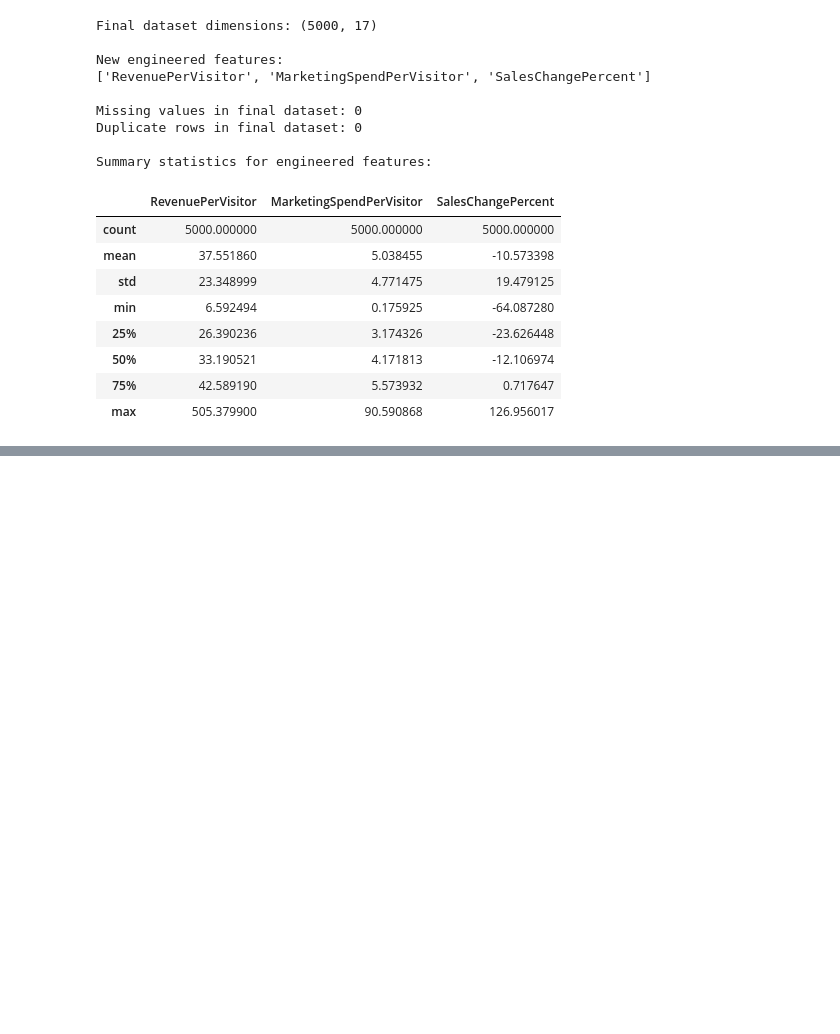
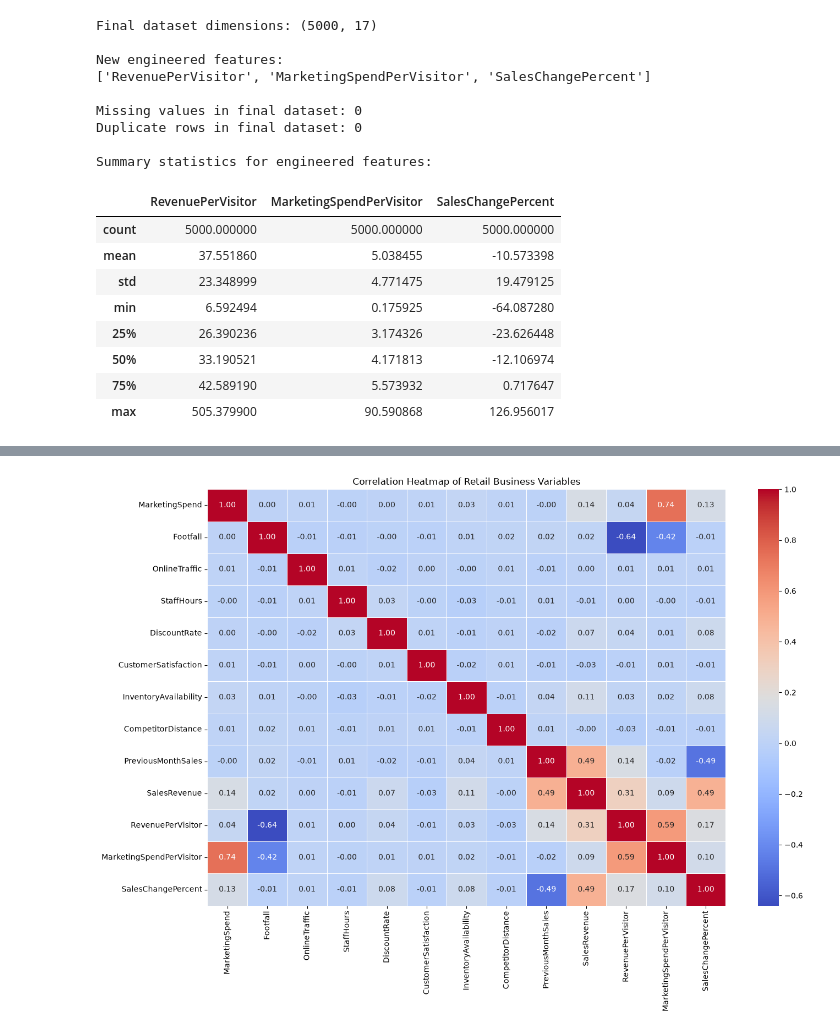
Before and after one commit to JackVC1/CA1-Data-Analytics-for-Business, a Jupyter notebook: notebooks/01_retail_performance.ipynb, the cells around one changed output, grey strips where cells are left out. Drawn from its saved outputs; the diff is of its cells as text; code cells hidden in the pictures; blank space fills up the shorter version.

Commit message:
Task 1 - Section 2 Exploratory Data Analysis & 3 Pivot Tables & Correlation analyses completed

```diff
--- a/notebooks/01_retail_performance.ipynb
+++ b/notebooks/01_retail_performance.ipynb
@@ -436,0 +679,12 @@ Summary statistics for engineered features:
+# %%
+
+# TASK 1: Pivot Tables & Correlation Analysis
+# Requirement: Calculate the correlation matrix for numerical business variables
+
+correlation_data = retail_clean.select_dtypes(include=np.number).drop(
+    columns=["StoreID"]
+)
+
+correlation_matrix = correlation_data.corr()
+
+correlation_matrix.round(2)
@@ -436,0 +706,20 @@ Summary statistics for engineered features:
+# %%
+
+# TASK 1: Pivot Tables & Correlation Analysis
+# Requirement: Visualise relationships between numerical variables using a correlation heatmap
+
+plt.figure(figsize=(14, 10))
+
+sns.heatmap(
+    correlation_matrix,
+    annot=True,
+    cmap="coolwarm",
+    fmt=".2f",
+    linewidths=0.5
+)
+
+plt.title("Correlation Heatmap of Retail Business Variables")
+plt.tight_layout()
+plt.show()
+# %% [output]
+[figure, added]
```
Also changed, not shown: parts of 11 cells of this notebook.
